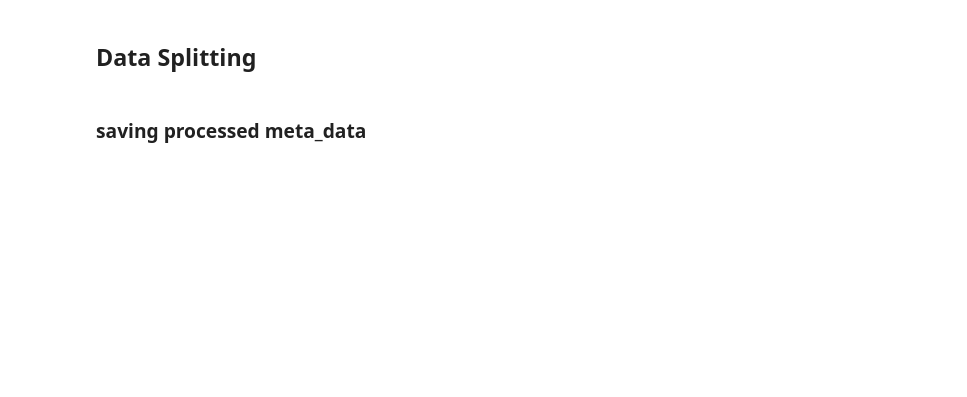
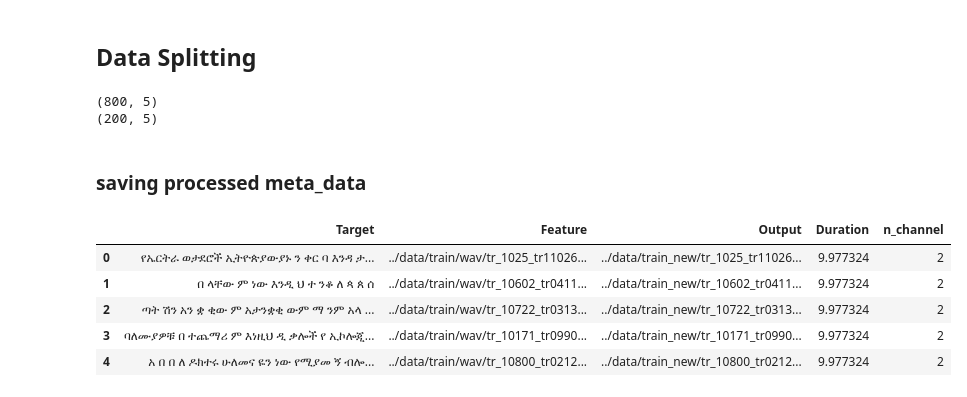
Before and after one commit to Micky373/speech_to_text, a Jupyter notebook: notebooks/preprocessing.ipynb, the cells around one changed output. Cells and saved outputs as stored; diff of their text form; code cells hidden in the pictures; blank space fills up the shorter version.

```diff
--- a/notebooks/preprocessing.ipynb
+++ b/notebooks/preprocessing.ipynb
@@ -114,5 +114,5 @@ selection.head()
 | 102 | የ መንገደኞች ማስተናገጃ ህንጻው በ ሰአት እስከ ሶስ... | ../data/train/wav/tr_103_tr02003.wav | ../data/train_new/tr_103_tr02003.wav | 6.527959 |
 # %%
 max_dur = DC.get_max_dur(meta_data)
-DC.resize_pad_trunc(meta_data, max_dur)
+DC.resize_pad_trunc(meta_data, 10000)
 # %% [output]
@@ -188,6 +228,9 @@ train = dfs[0]
 test = dfs[1]
 print(train.shape)
 print(test.shape)
+# %% [output]
+(800, 5)
+(200, 5)
 # %% [markdown]
 ### saving processed meta_data
 # %%
@@ -198,5 +241,12 @@ DC.meta_saver(test, "../data/test_meta.csv", "csv")
 # %%
 # loading and checking json data
 
-test_df = DC.meta_loader("../data/train_meta.csv", "csv")
+test_df = DC.meta_loader("../data/train_meta.json", "json")
 test_df.head()
+# %% [output]
+|  | Target | Feature | Output | Duration | n_channel |
+| 0 | የኤርትራ ወታደሮች ኢትዮጵያውያኑ ን ቀር ባ እንዳ ታ... | ../data/train/wav/tr_1025_tr11026... | ../data/train_new/tr_1025_tr11026... | 9.977324 | 2 |
+| 1 | በ ላቸው ም ነው እንዲ ህ ተ ንቆ ለ ጳ ጰ ሰ | ../data/train/wav/tr_10602_tr0411... | ../data/train_new/tr_10602_tr0411... | 9.977324 | 2 |
+| 2 | ጣት ሽን አን ቋ ቂው ም አታንቋቂ ውም ማ ንም አላ ... | ../data/train/wav/tr_10722_tr0313... | ../data/train_new/tr_10722_tr0313... | 9.977324 | 2 |
+| 3 | ባለሙያዎቹ በ ተጨማሪ ም እነዚህ ዲ ቃሎች የ ኢኮሎጂ... | ../data/train/wav/tr_10171_tr0990... | ../data/train_new/tr_10171_tr0990... | 9.977324 | 2 |
+| 4 | አ በ በ ለ ዶክተሩ ሁለመና ዬን ነው የሚያመ ኝ ብሎ... | ../data/train/wav/tr_10800_tr0212... | ../data/train_new/tr_10800_tr0212... | 9.977324 | 2 |
```
Also changed, not shown: parts of 11 cells of this notebook, 5 other files.
